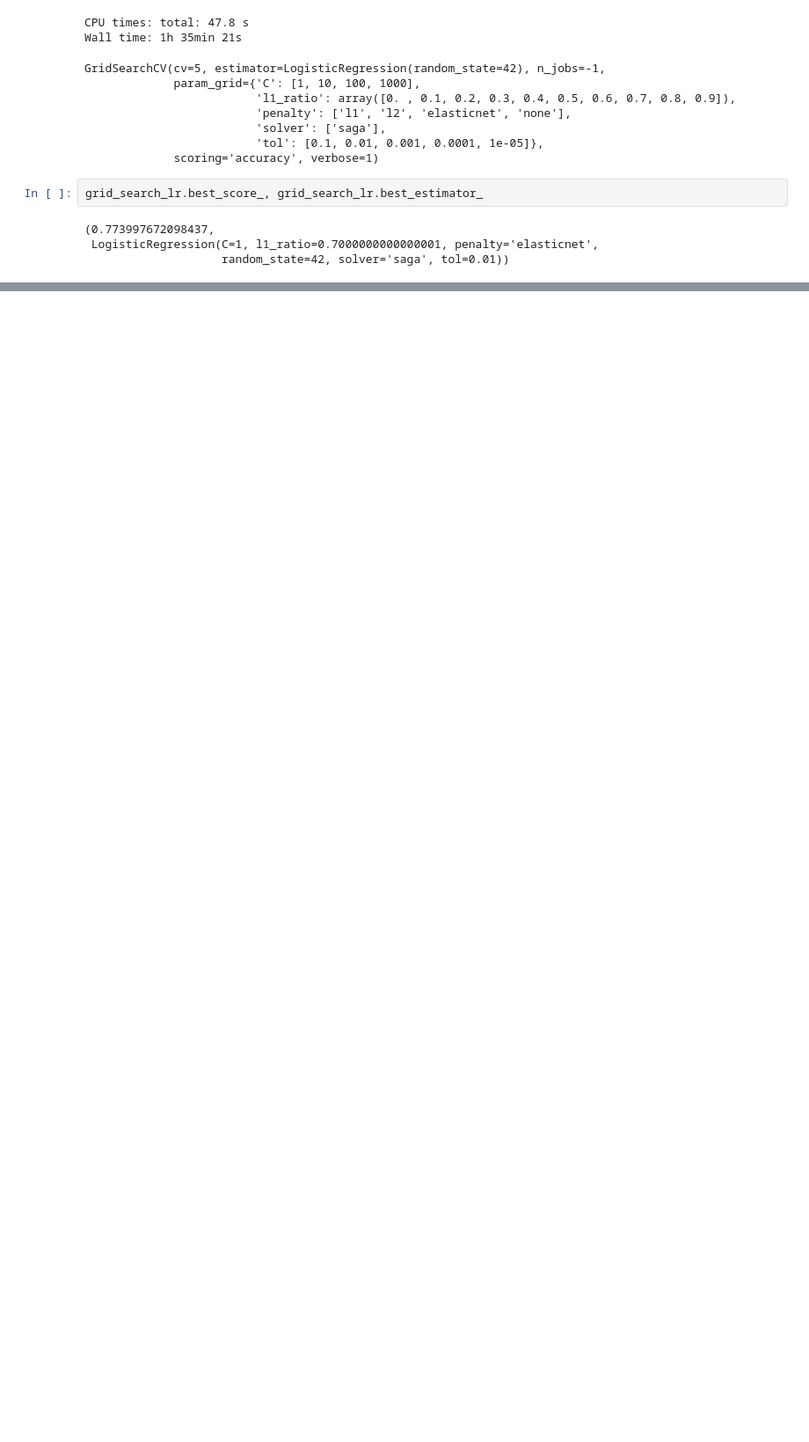
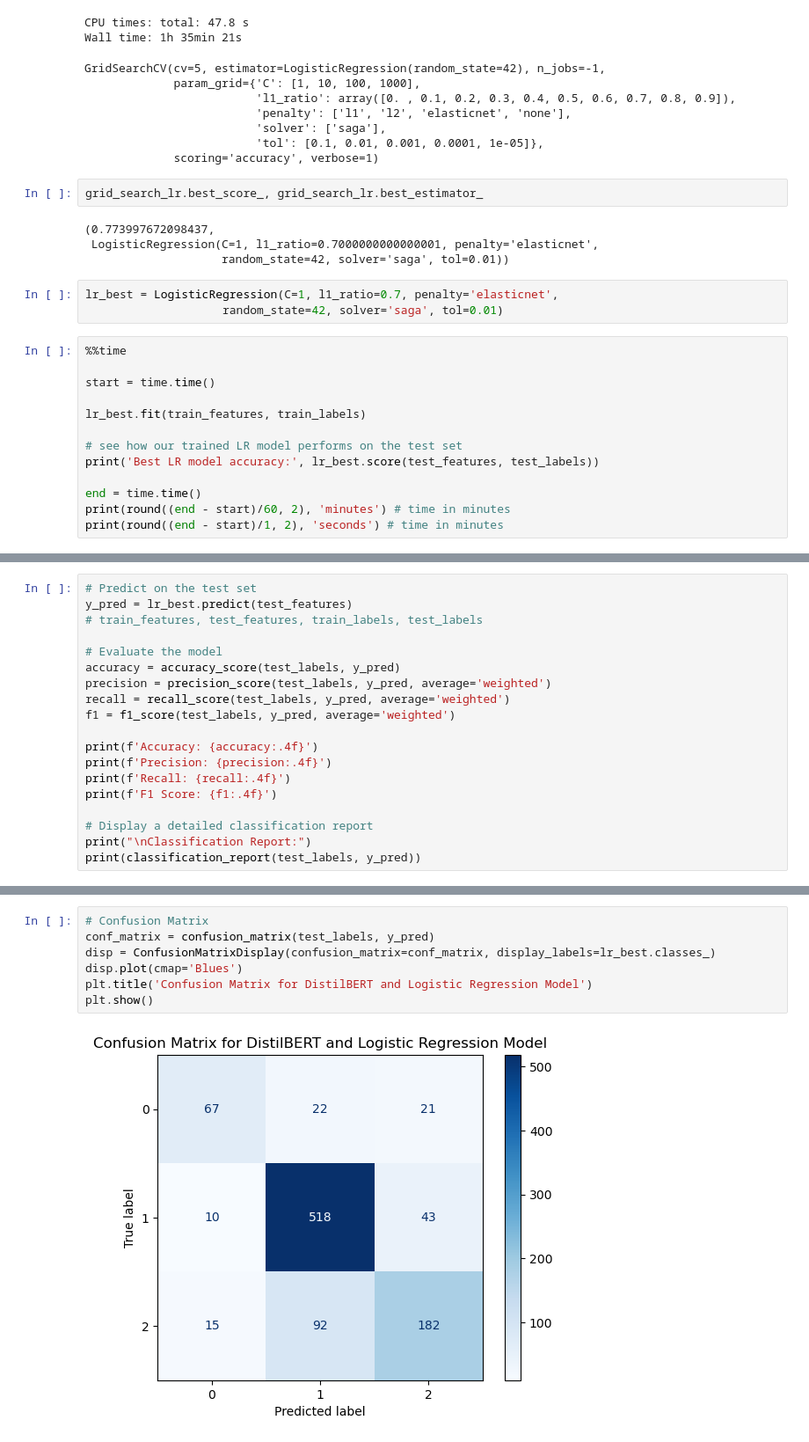
Before and after one commit to olusegunajibola/MAS-sentiment-analysis, a Jupyter notebook: sent_analysis/sentiment_analysis.ipynb, the cells around one changed output, grey strips where cells are left out. Shown at 88% size. Drawn from its saved outputs; the diff is of its cells as text; blank space fills up the shorter version.

Commit message:
end of db n lr model; start of pretrained transformer

```diff
--- a/sent_analysis/sentiment_analysis.ipynb
+++ b/sent_analysis/sentiment_analysis.ipynb
@@ -464,3 +530,19 @@ grid_search_lr.best_score_, grid_search_lr.best_estimator_
 (0.773997672098437,
  LogisticRegression(C=1, l1_ratio=0.7000000000000001, penalty='elasticnet',
                     random_state=42, solver='saga', tol=0.01))
+# %%
+lr_best = LogisticRegression(C=1, l1_ratio=0.7, penalty='elasticnet',
+                    random_state=42, solver='saga', tol=0.01)
+# %%
+%%time
+
+start = time.time()
+
+lr_best.fit(train_features, train_labels)
+
+# see how our trained LR model performs on the test set
+print('Best LR model accuracy:', lr_best.score(test_features, test_labels))
+
+end = time.time()
+print(round((end - start)/60, 2), 'minutes') # time in minutes
+print(round((end - start)/1, 2), 'seconds') # time in minutes
@@ -466,0 +557,19 @@ grid_search_lr.best_score_, grid_search_lr.best_estimator_
+# %%
+# Predict on the test set
+y_pred = lr_best.predict(test_features)
+# train_features, test_features, train_labels, test_labels
+
+# Evaluate the model
+accuracy = accuracy_score(test_labels, y_pred)
+precision = precision_score(test_labels, y_pred, average='weighted')
+recall = recall_score(test_labels, y_pred, average='weighted')
+f1 = f1_score(test_labels, y_pred, average='weighted')
+
+print(f'Accuracy: {accuracy:.4f}')
+print(f'Precision: {precision:.4f}')
+print(f'Recall: {recall:.4f}')
+print(f'F1 Score: {f1:.4f}')
+
+# Display a detailed classification report
+print("\nClassification Report:")
+print(classification_report(test_labels, y_pred))
@@ -466,0 +592,9 @@ grid_search_lr.best_score_, grid_search_lr.best_estimator_
+# %%
+# Confusion Matrix
+conf_matrix = confusion_matrix(test_labels, y_pred)
+disp = ConfusionMatrixDisplay(confusion_matrix=conf_matrix, display_labels=lr_best.classes_)
+disp.plot(cmap='Blues')
+plt.title('Confusion Matrix for DistilBERT and Logistic Regression Model')
+plt.show()
+# %% [output]
+[figure, added]
```
Also changed, not shown: parts of 25 cells of this notebook.
